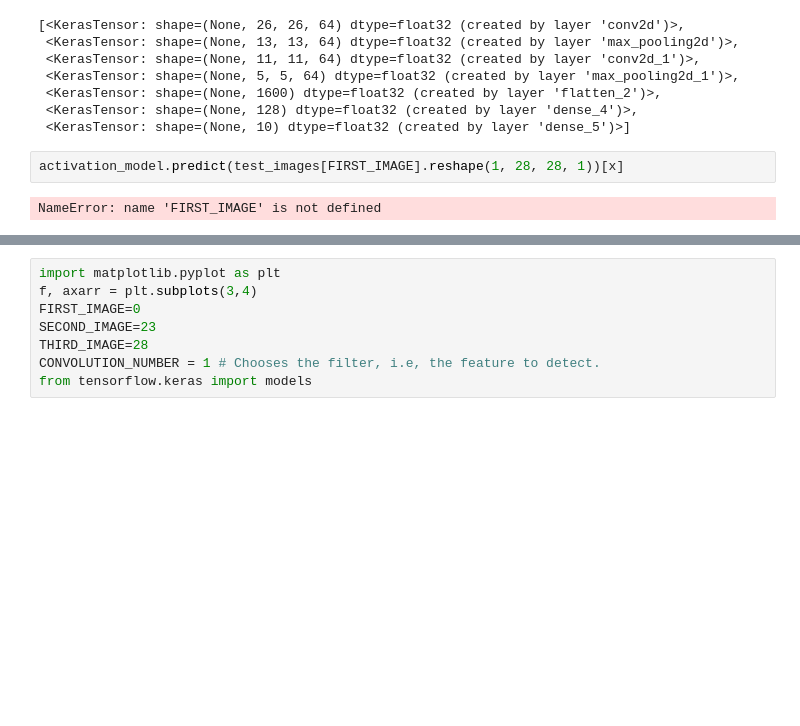
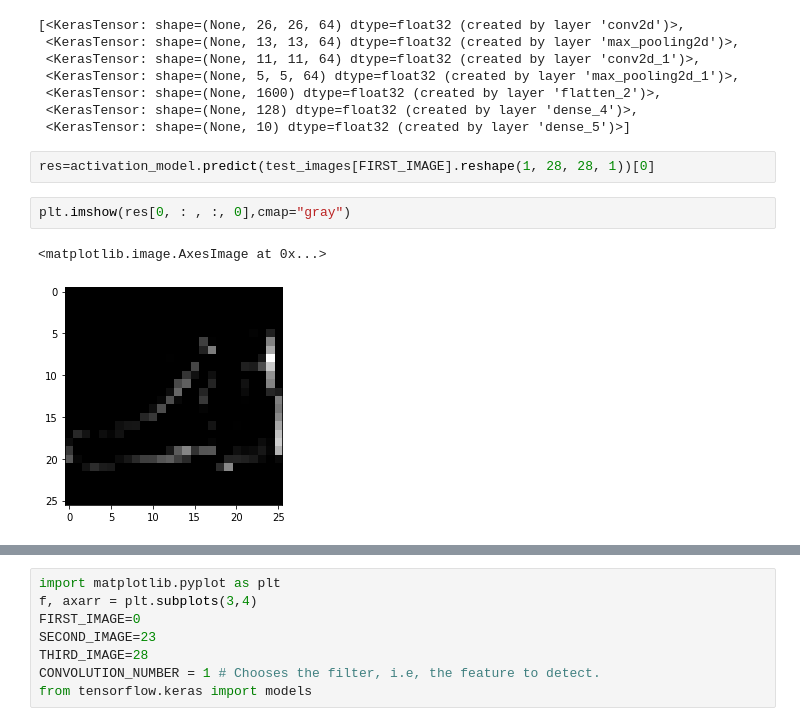
Before and after one commit to mozillah/Tensorflow-Practice, a Jupyter notebook: 1. Introduction to TensorFlow/Course 1 - Part 6 - Lesson 2 - Notebook.ipynb, the cells around one changed output, grey strips where cells are left out. Saved outputs shown, nothing was run; the diff lists cells and outputs as text; blank space fills up the shorter version.

```diff
--- a/1. Introduction to TensorFlow/Course 1 - Part 6 - Lesson 2 - Notebook.ipynb
+++ b/1. Introduction to TensorFlow/Course 1 - Part 6 - Lesson 2 - Notebook.ipynb
@@ -218,6 +212,9 @@ layer_outputs
  <KerasTensor: shape=(None, 128) dtype=float32 (created by layer 'dense_4')>,
  <KerasTensor: shape=(None, 10) dtype=float32 (created by layer 'dense_5')>]
 # %%
-activation_model.predict(test_images[FIRST_IMAGE].reshape(1, 28, 28, 1))[x]
+res=activation_model.predict(test_images[FIRST_IMAGE].reshape(1, 28, 28, 1))[0]
-# %% [output]
-NameError: name 'FIRST_IMAGE' is not defined
+# %%
+plt.imshow(res[0, : , :, 0],cmap="gray")
+# %% [output]
+<matplotlib.image.AxesImage at 0x...>
+[figure, added]
```
Also changed, not shown: parts of 17 cells of this notebook, 4 other files.
